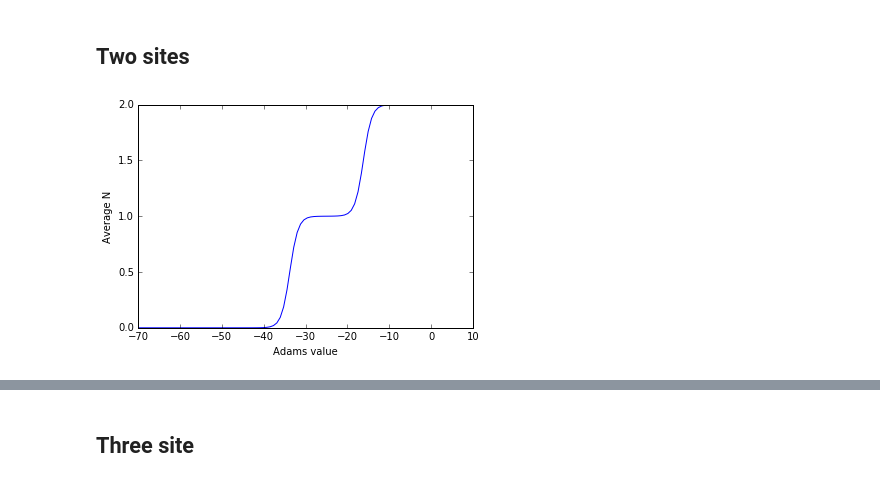
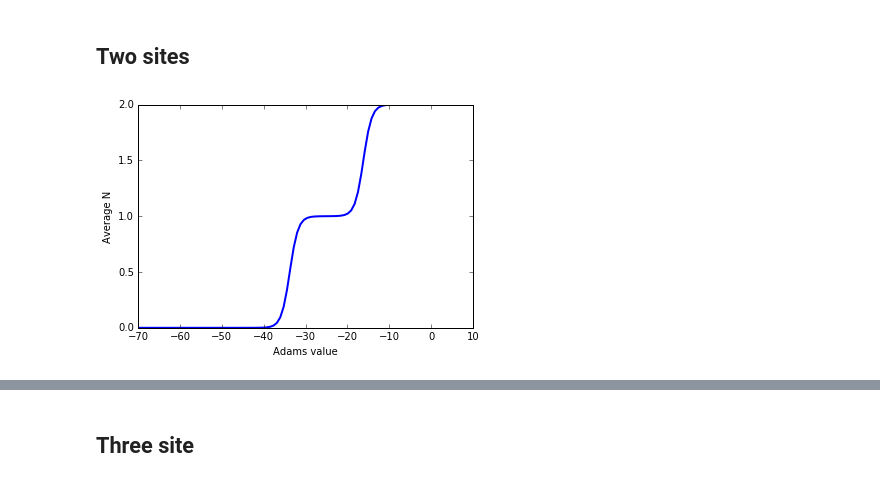
Before and after one commit to bernieleecy/watertoolbox-protoms, a Jupyter notebook: AnalyticalGCMC/Analytical_GCI_Comparison.ipynb, the cells around one changed output, grey strips where cells are left out. Drawn from its saved outputs; the diff is of its cells as text; code cells hidden in the pictures.

```diff
--- a/AnalyticalGCMC/Analytical_GCI_Comparison.ipynb
+++ b/AnalyticalGCMC/Analytical_GCI_Comparison.ipynb
@@ -229,15 +247,15 @@ Free energy estimated with GCI = -10.0000000051 kcal/mol
 # %%
 F1 = -20
 F2 = -10
 B = np.linspace(-70,10,100)
 N = N_twosite(B,F1,F2)
 
-plt.plot(B,N)
+plt.plot(B,N,linewidth=2)
 plt.xlabel('Adams value')
 plt.ylabel('Average N')
 plt.show()
 # %% [output]
-[figure, old version]
+[figure, new version]
 # %%
 print 'Total analytical free energy = {0} kcal/mol'.format(F1+F2)
 print 'Free energy estimated with GCI = {0} kcal/mol'.format(gci(B,N))
```
Also changed, not shown: parts of 11 cells of this notebook, 2 other files.
